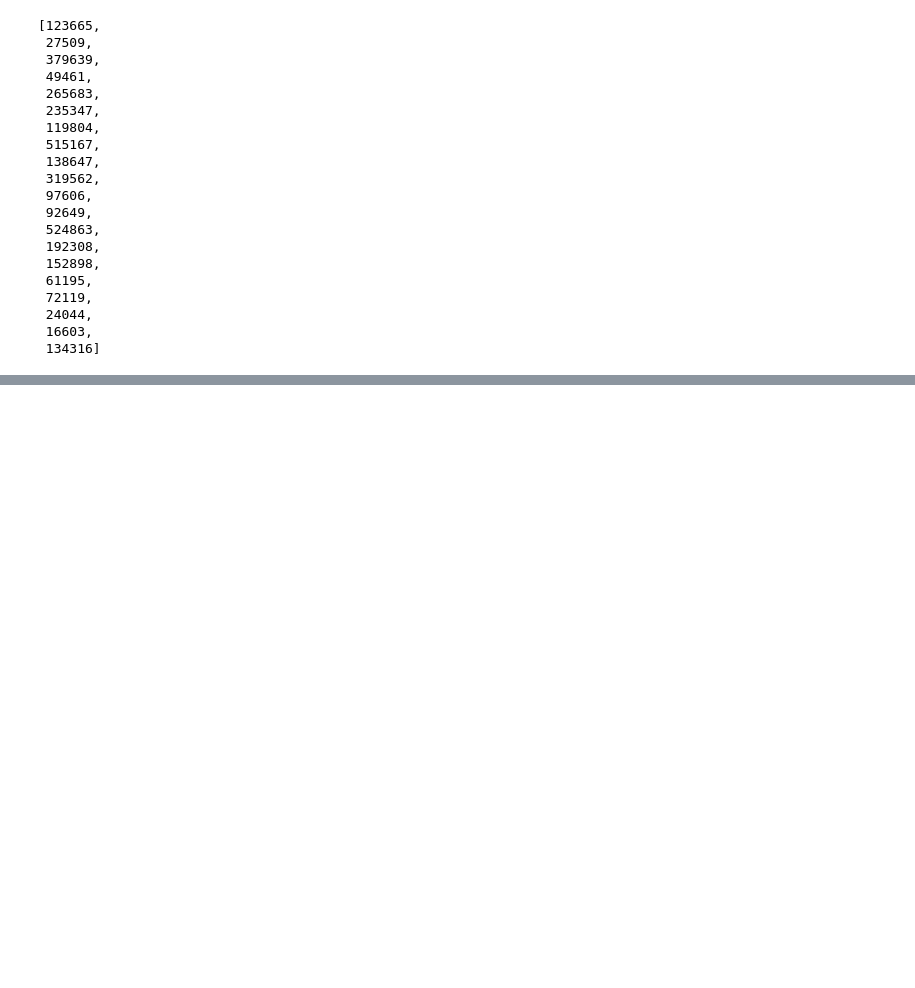
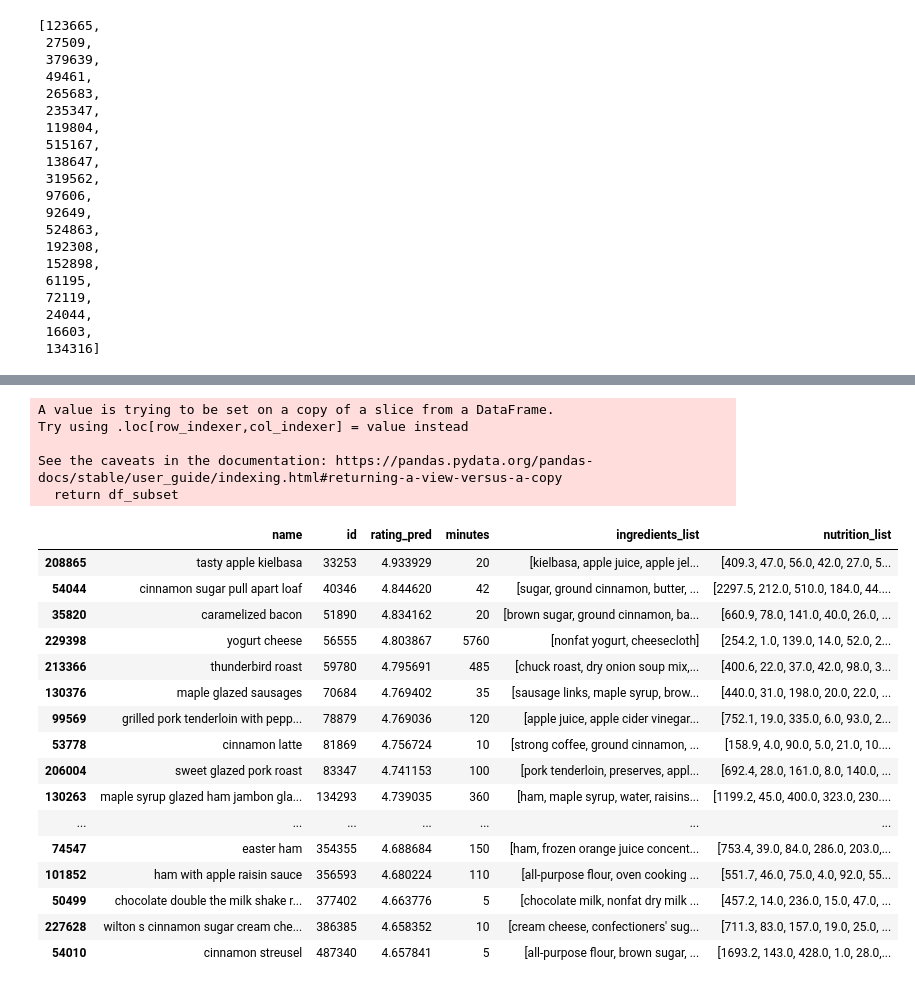
Before and after one commit to ML-7641-Fall-2022/RoboChef, a Jupyter notebook: notebooks/recommendation/b.3_get_reccomendations.ipynb, the cells around one changed output, grey strips where cells are left out. Saved outputs shown, nothing was run; the diff lists cells and outputs as text; code cells hidden in the pictures; blank space fills up the shorter version.

```diff
--- a/notebooks/recommendation/b.3_get_reccomendations.ipynb
+++ b/notebooks/recommendation/b.3_get_reccomendations.ipynb
@@ -140,0 +254,27 @@ See the caveats in the documentation: https://pandas.pydata.org/pandas-docs/stab
+# %%
+###With Protein mask
+ad_final_reccom(1533,example_ingredients,raw_interactions, recipe_metadata,\
+                extra_filters=[protein_mask])
+# %% [output]
+A value is trying to be set on a copy of a slice from a DataFrame.
+Try using .loc[row_indexer,col_indexer] = value instead
+
+See the caveats in the documentation: https://pandas.pydata.org/pandas-docs/stable/user_guide/indexing.html#returning-a-view-versus-a-copy
+  return df_subset
+|  | name | id | rating_pred | minutes | ingredients_list | nutrition_list |
+| 208865 | tasty apple kielbasa | 33253 | 4.933929 | 20 | [kielbasa, apple juice, apple jel... | [409.3, 47.0, 56.0, 42.0, 27.0, 5... |
+| 54044 | cinnamon sugar pull apart loaf | 40346 | 4.844620 | 42 | [sugar, ground cinnamon, butter, ... | [2297.5, 212.0, 510.0, 184.0, 44.... |
+| 35820 | caramelized bacon | 51890 | 4.834162 | 20 | [brown sugar, ground cinnamon, ba... | [660.9, 78.0, 141.0, 40.0, 26.0, ... |
+| 229398 | yogurt cheese | 56555 | 4.803867 | 5760 | [nonfat yogurt, cheesecloth] | [254.2, 1.0, 139.0, 14.0, 52.0, 2... |
+| 213366 | thunderbird roast | 59780 | 4.795691 | 485 | [chuck roast, dry onion soup mix,... | [400.6, 22.0, 37.0, 42.0, 98.0, 3... |
+| 130376 | maple glazed sausages | 70684 | 4.769402 | 35 | [sausage links, maple syrup, brow... | [440.0, 31.0, 198.0, 20.0, 22.0, ... |
+| 99569 | grilled pork tenderloin with pepp... | 78879 | 4.769036 | 120 | [apple juice, apple cider vinegar... | [752.1, 19.0, 335.0, 6.0, 93.0, 2... |
+| 53778 | cinnamon latte | 81869 | 4.756724 | 10 | [strong coffee, ground cinnamon, ... | [158.9, 4.0, 90.0, 5.0, 21.0, 10.... |
+| 206004 | sweet glazed pork roast | 83347 | 4.741153 | 100 | [pork tenderloin, preserves, appl... | [692.4, 28.0, 161.0, 8.0, 140.0, ... |
+| 130263 | maple syrup glazed ham jambon gla... | 134293 | 4.739035 | 360 | [ham, maple syrup, water, raisins... | [1199.2, 45.0, 400.0, 323.0, 230.... |
+| ... | ... | ... | ... | ... | ... | ... |
+| 74547 | easter ham | 354355 | 4.688684 | 150 | [ham, frozen orange juice concent... | [753.4, 39.0, 84.0, 286.0, 203.0,... |
+| 101852 | ham with apple raisin sauce | 356593 | 4.680224 | 110 | [all-purpose flour, oven cooking ... | [551.7, 46.0, 75.0, 4.0, 92.0, 55... |
+| 50499 | chocolate double the milk shake r... | 377402 | 4.663776 | 5 | [chocolate milk, nonfat dry milk ... | [457.2, 14.0, 236.0, 15.0, 47.0, ... |
+| 227628 | wilton s cinnamon sugar cream che... | 386385 | 4.658352 | 10 | [cream cheese, confectioners' sug... | [711.3, 83.0, 157.0, 19.0, 25.0, ... |
+| 54010 | cinnamon streusel | 487340 | 4.657841 | 5 | [all-purpose flour, brown sugar, ... | [1693.2, 143.0, 428.0, 1.0, 28.0,... |
```
Also changed, not shown: parts of 13 cells of this notebook, 1 other file.
